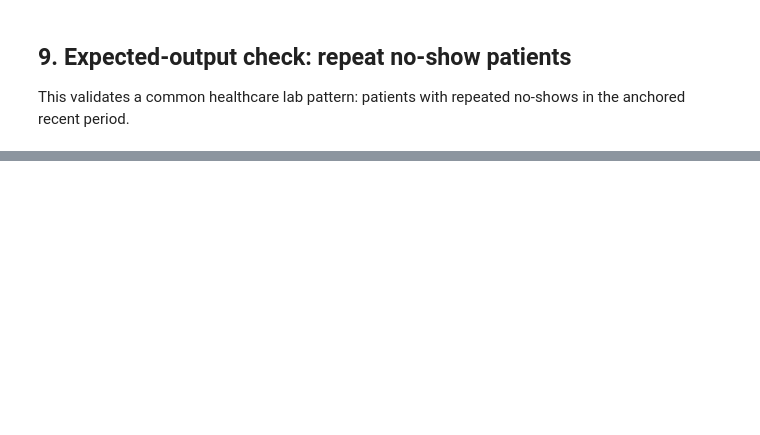
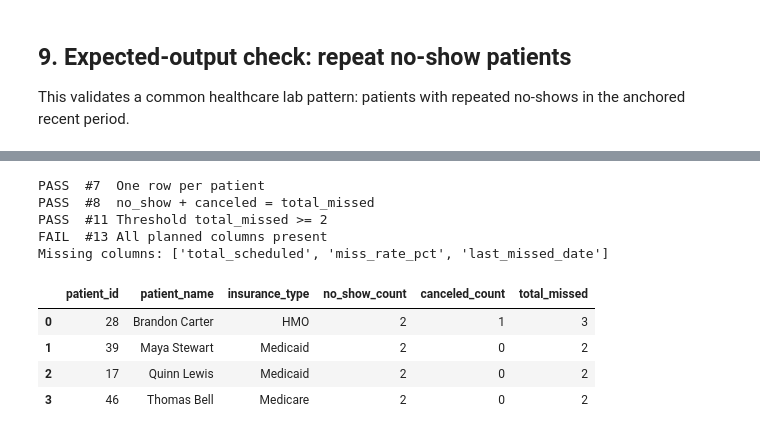
Before and after one commit to AtTieFighter23/ai_sql_workflow_refinement_lab, a Jupyter notebook: healthcare_operations_validation.ipynb, the cells around one changed output, grey strips where cells are left out. Saved outputs shown, nothing was run; the diff lists cells and outputs as text; code cells hidden in the pictures; blank space fills up the shorter version.

```diff
--- a/healthcare_operations_validation.ipynb
+++ b/healthcare_operations_validation.ipynb
@@ -151,0 +334,49 @@ repeat_no_show_patients
+# %%
+# Task 3: rerun the original (previous lab's final) AI-generated SQL exactly as accepted
+original_sql = """
+SELECT
+  p.patient_id,
+  p.patient_name,
+  p.insurance_type,
+  SUM(CASE WHEN a.appointment_status = 'no_show' THEN 1 ELSE 0 END) AS no_show_count,
+  SUM(CASE WHEN a.appointment_status = 'canceled' THEN 1 ELSE 0 END) AS canceled_count,
+  COUNT(*) AS total_missed
+FROM patients p
+JOIN appointments a ON p.patient_id = a.patient_id
+WHERE a.appointment_date >= (SELECT recent_3_month_start FROM reporting_context)
+  AND a.appointment_date <= (SELECT reporting_date FROM reporting_context)
+  AND a.appointment_status IN ('no_show', 'canceled')
+GROUP BY p.patient_id, p.patient_name, p.insurance_type
+HAVING COUNT(*) >= 2
+ORDER BY total_missed DESC, p.patient_name ASC;
+"""
+original_result = pd.read_sql(original_sql, conn)
+
+# Apply the checklist items that can be tested on this output
+planned_columns = ['patient_id', 'patient_name', 'insurance_type', 'total_scheduled',
+                   'no_show_count', 'canceled_count', 'total_missed',
+                   'miss_rate_pct', 'last_missed_date']
+checks = {
+    "#7  One row per patient": original_result['patient_id'].is_unique,
+    "#8  no_show + canceled = total_missed": (original_result['no_show_count']
+                                              + original_result['canceled_count']
+                                              == original_result['total_missed']).all(),
+    "#11 Threshold total_missed >= 2": (original_result['total_missed'] >= 2).all(),
+    "#13 All planned columns present": set(planned_columns) <= set(original_result.columns),
+}
+for name, passed in checks.items():
+    print(f"{'PASS' if passed else 'FAIL'}  {name}")
+print("Missing columns:", [c for c in planned_columns if c not in original_result.columns])
+
+original_result
+# %% [output]
+PASS  #7  One row per patient
+PASS  #8  no_show + canceled = total_missed
+PASS  #11 Threshold total_missed >= 2
+FAIL  #13 All planned columns present
+Missing columns: ['total_scheduled', 'miss_rate_pct', 'last_missed_date']
+|  | patient_id | patient_name | insurance_type | no_show_count | canceled_count | total_missed |
+| 0 | 28 | Brandon Carter | HMO | 2 | 1 | 3 |
+| 1 | 39 | Maya Stewart | Medicaid | 2 | 0 | 2 |
+| 2 | 17 | Quinn Lewis | Medicaid | 2 | 0 | 2 |
+| 3 | 46 | Thomas Bell | Medicare | 2 | 0 | 2 |
```
Also changed, not shown: parts of 17 cells of this notebook.
